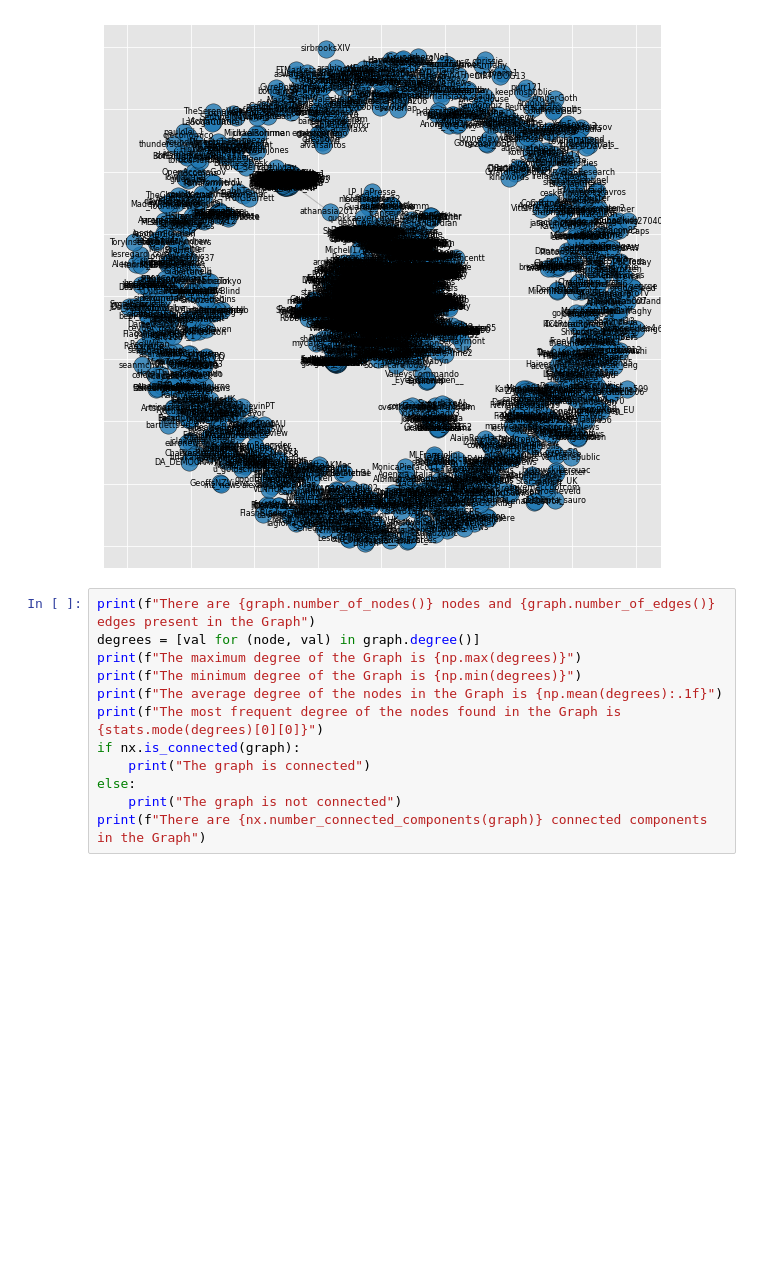
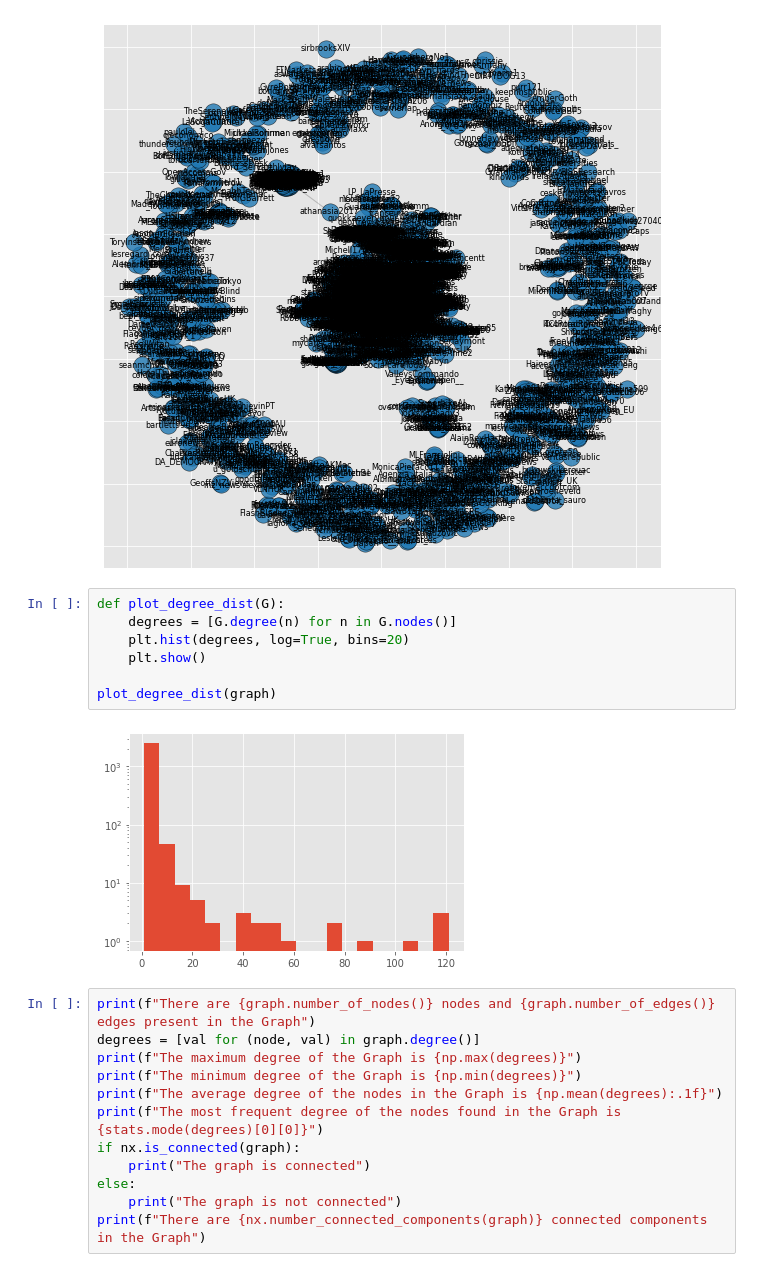
Before and after one commit to ab17254/dissertation, a Jupyter notebook: analysis.ipynb, the cells around one changed output. Cells and saved outputs as stored; diff of their text form; blank space fills up the shorter version.

```diff
--- a/analysis.ipynb
+++ b/analysis.ipynb
@@ -145,6 +145,15 @@ nx.draw_networkx_edges(graph, pos, width=1.0, alpha=0.2)
 # %% [output]
 <matplotlib.collections.LineCollection at 0x...>
 [figure]
+# %%
+def plot_degree_dist(G):
+    degrees = [G.degree(n) for n in G.nodes()]
+    plt.hist(degrees, log=True, bins=20)
+    plt.show()
+
+plot_degree_dist(graph)
+# %% [output]
+[figure, added]
 # %%
 print(f"There are {graph.number_of_nodes()} nodes and {graph.number_of_edges()} edges present in the Graph")
 degrees = [val for (node, val) in graph.degree()]
```
Also changed, not shown: parts of 4 cells of this notebook.
